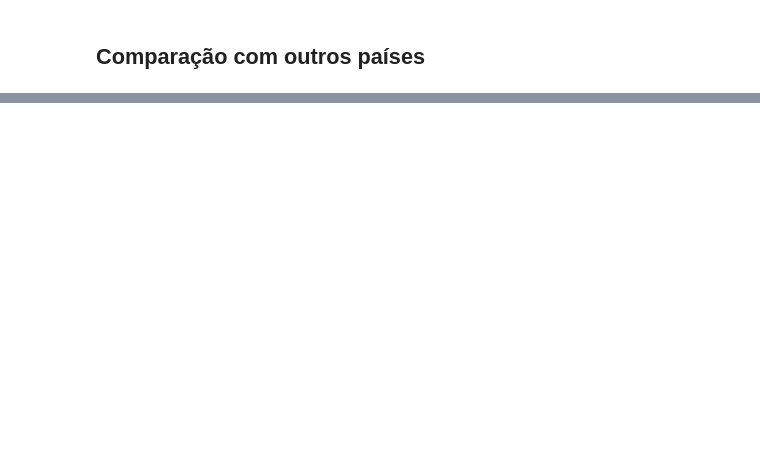
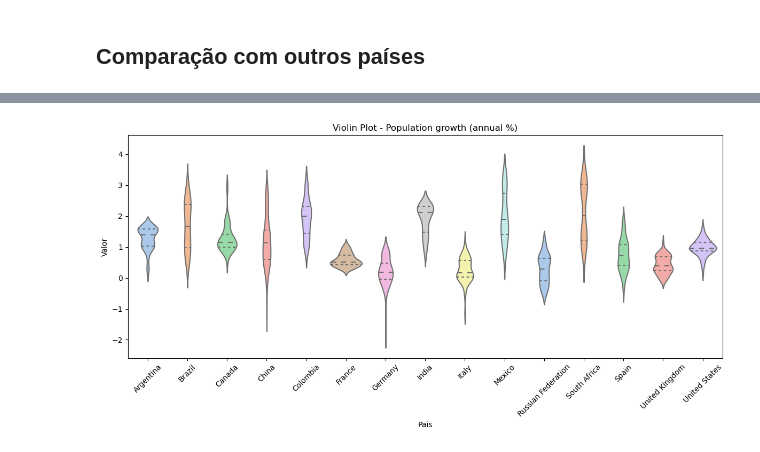
Before and after one commit to PrimeRibs2501/SME0852-SME0829, a Jupyter notebook: trab3.ipynb, the cells around one changed output, grey strips where cells are left out. Drawn from its saved outputs; the diff is of its cells as text; code cells hidden in the pictures; blank space fills up the shorter version.

```diff
--- a/trab3.ipynb
+++ b/trab3.ipynb
@@ -677,0 +644,11 @@ Text(0.5, 1.0, 'Percentual de População Adulta por País')
+# %%
+plt.figure(figsize=(12, 6))
+sns.violinplot(data=df_crescimento, x="Country Name", y="Value", inner="quartile", palette="pastel")
+plt.xticks(rotation=45)
+plt.title("Violin Plot - {}".format(indicador))
+plt.ylabel("Valor")
+plt.xlabel("País")
+plt.tight_layout()
+plt.show()
+# %% [output]
+[figure, added]
```
Also changed, not shown: parts of 19 cells of this notebook, 2 other files.
